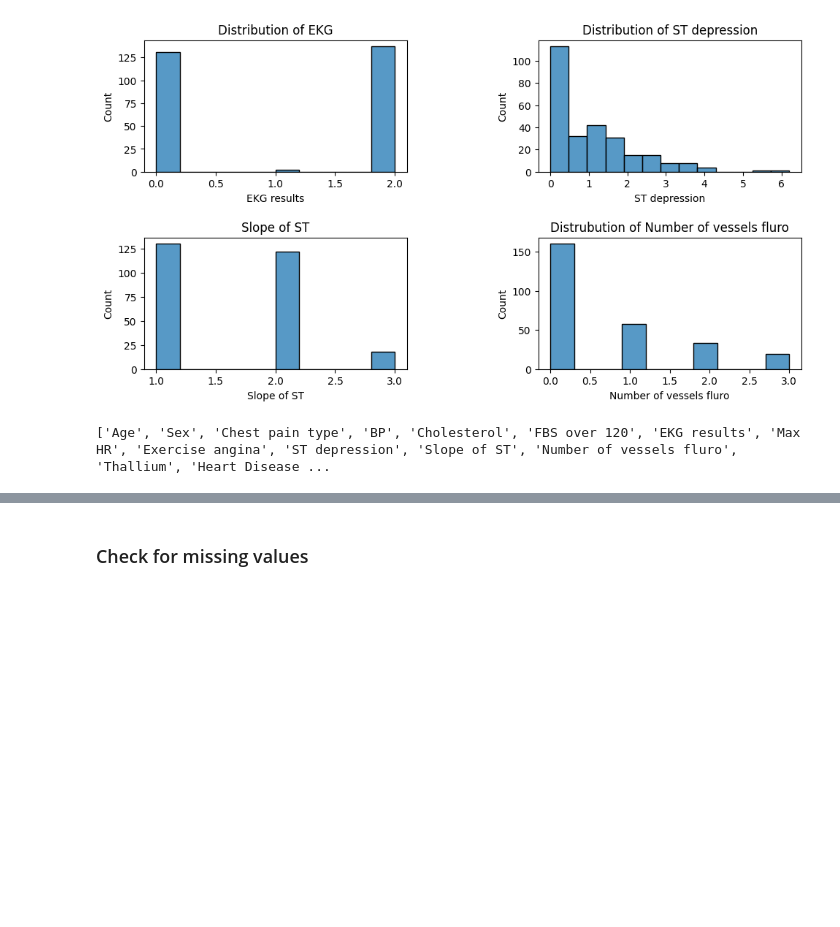
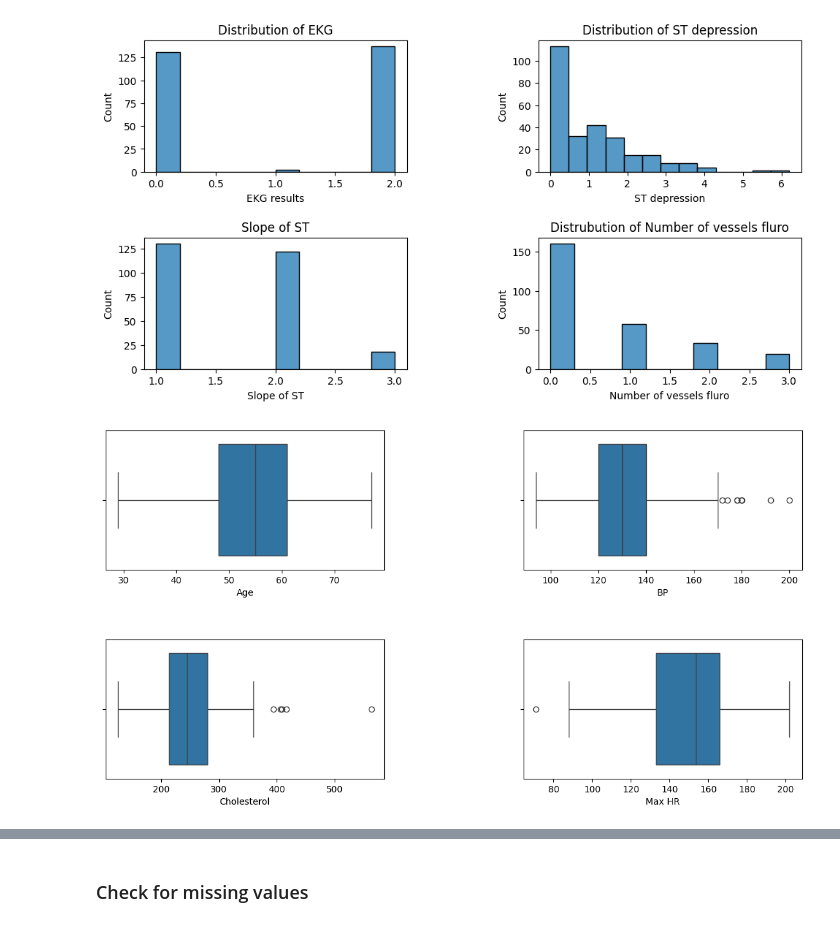
Before and after one commit to syarney3/data_science_projects, a Jupyter notebook: early_detection_heart_detection/train_models.ipynb, the cells around one changed output, grey strips where cells are left out. Saved outputs shown, nothing was run; the diff lists cells and outputs as text; code cells hidden in the pictures; blank space fills up the shorter version.

```diff
--- a/early_detection_heart_detection/train_models.ipynb
+++ b/early_detection_heart_detection/train_models.ipynb
@@ -116,7 +126,29 @@ plt.subplots_adjust(left=0,
 plt.show()
 # %% [output]
 [figure]
-# %%
-print(list(df.columns))
-# %% [output]
-['Age', 'Sex', 'Chest pain type', 'BP', 'Cholesterol', 'FBS over 120', 'EKG results', 'Max HR', 'Exercise angina', 'ST depression', 'Slope of ST', 'Number of vessels fluro', 'Thallium', 'Heart Disease ...
+# %%
+#['Age', 'BP', 'Cholesterol', 'FBS over 120', 'EKG results', 'Max HR', 'ST depression', 'Slope of ST', 'Number of vessels fluro', 'Thallium']
+
+# Check for Outliers
+plt.figure(figsize=(12, 6))
+plt.subplot(2,2,1)
+sns.boxplot(x = df['Age'])
+
+plt.subplot(2,2,2)
+sns.boxplot(x = df['BP'])
+
+plt.subplot(2,2,3)
+sns.boxplot(x = df['Cholesterol'])
+
+plt.subplot(2,2,4)
+sns.boxplot(x = df['Max HR'])
+
+plt.subplots_adjust(left=0,
+                    bottom=0,
+                    right=0.9,
+                    top=0.9,
+                    wspace=0.5,
+                    hspace=0.5)
+plt.show()
+# %% [output]
+[figure, added]
```
Also changed, not shown: parts of 13 cells of this notebook, 1 other file.
